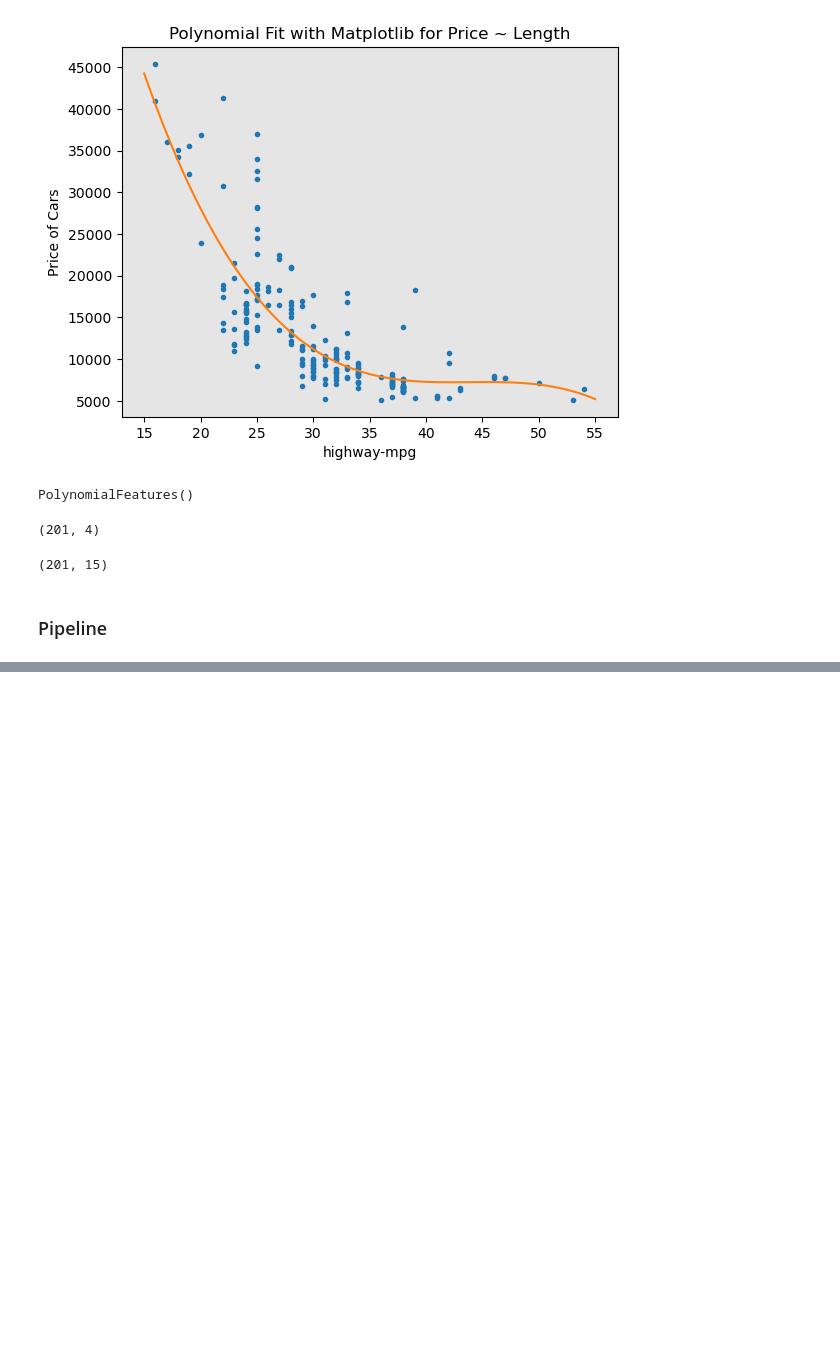
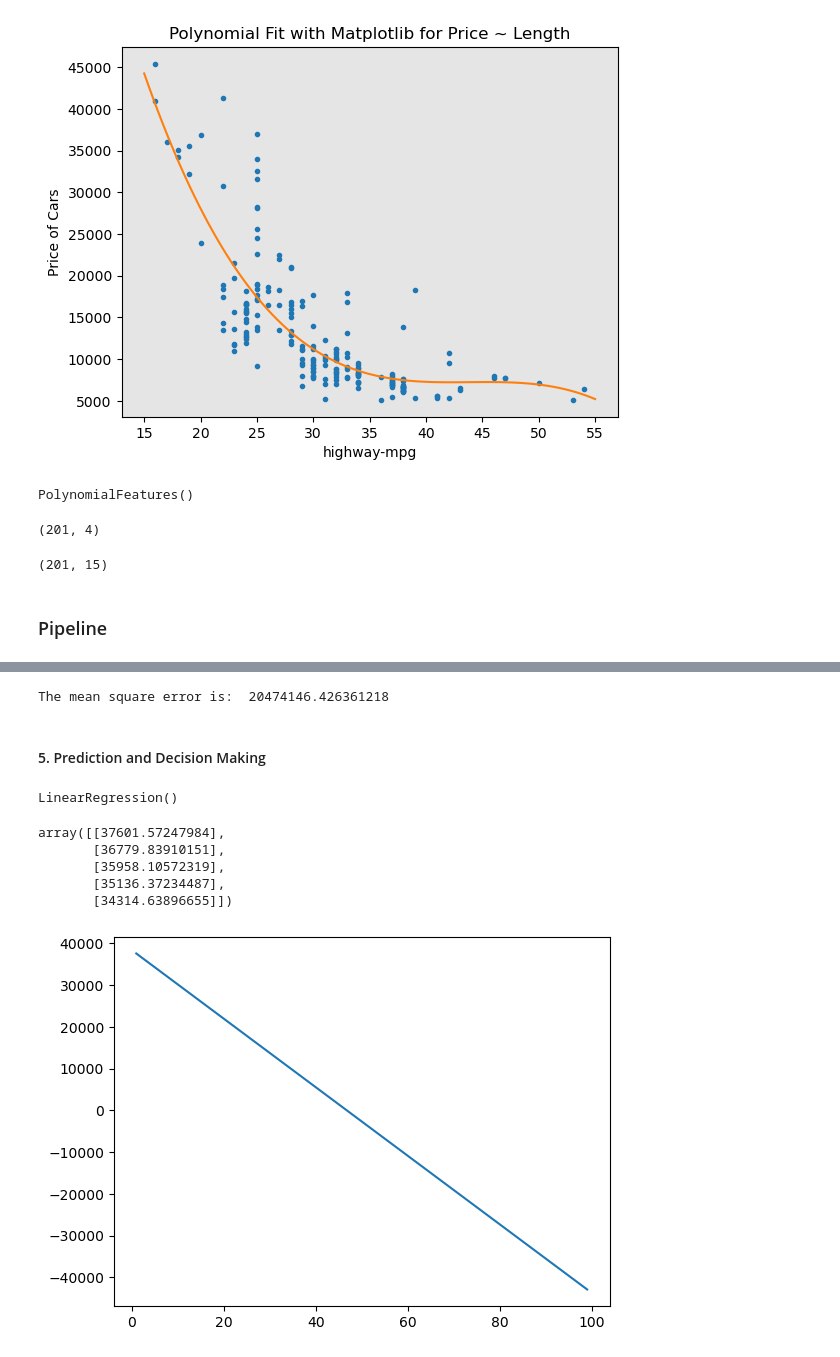
Before and after one commit to ryanjstone/ibm-data-science-cert, a Jupyter notebook: Course 7. Data Analysis with Python/Week 4/1. Model Development - Used Cars Pricing.ipynb, the cells around one changed output, grey strips where cells are left out. Saved outputs shown, nothing was run; the diff lists cells and outputs as text; code cells hidden in the pictures; blank space fills up the shorter version.

Commit message:
Completes model development lab

```diff
--- a/Course 7. Data Analysis with Python/Week 4/1. Model Development - Used Cars Pricing.ipynb
+++ b/Course 7. Data Analysis with Python/Week 4/1. Model Development - Used Cars Pricing.ipynb
@@ -330,0 +375,6 @@ Input = [('scale', StandardScaler()), ('polynomial', PolynomialFeatures(include_
+# %%
+# Calculate the R^2
+#highway_mpg_fit
+lm.fit(X, Y)
+# Find the R^2
+print('The R-square is: ', lm.score(X, Y))
@@ -330,0 +405,6 @@ Input = [('scale', StandardScaler()), ('polynomial', PolynomialFeatures(include_
+# %%
+# Fit the model
+lm.fit(Z, df['price'])
+
+# Find the R^2
+print('The R-square is: ', lm.score(Z, df['price']))
@@ -330,0 +439,7 @@ Input = [('scale', StandardScaler()), ('polynomial', PolynomialFeatures(include_
+# %%
+# Compare the predicted results with actual results
+print('The mean square error is: ', mean_squared_error(df['price'], p(x)))
+# %% [output]
+The mean square error is:  20474146.426361218
+# %% [markdown]
+#### 5. Prediction and Decision Making
@@ -330,0 +453,25 @@ Input = [('scale', StandardScaler()), ('polynomial', PolynomialFeatures(include_
+# %%
+# Create a new input
+new_input=np.arange(1,100,1).reshape(-1,1)
+
+# Fit the model
+lm.fit(X, Y)
+lm
+# %% [output]
+LinearRegression()
+# %%
+# Produce a prediction
+yhat=lm.predict(new_input)
+yhat[0:5]
+# %% [output]
+array([[37601.57247984],
+       [36779.83910151],
+       [35958.10572319],
+       [35136.37234487],
+       [34314.63896655]])
+# %%
+# Plot the data
+plt.plot(new_input, yhat)
+plt.show()
+# %% [output]
+[figure, added]
```
Also changed, not shown: parts of 21 cells of this notebook.
